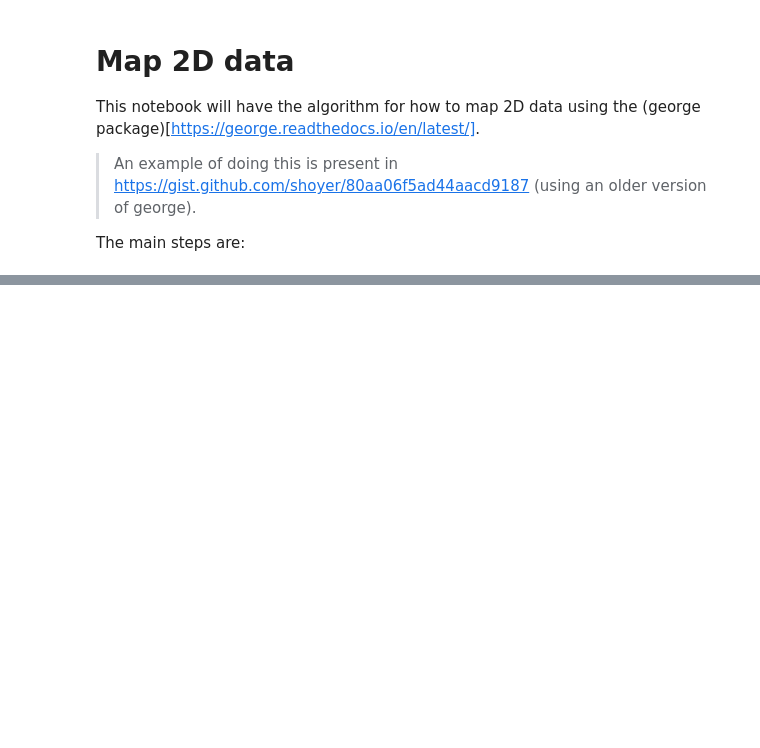
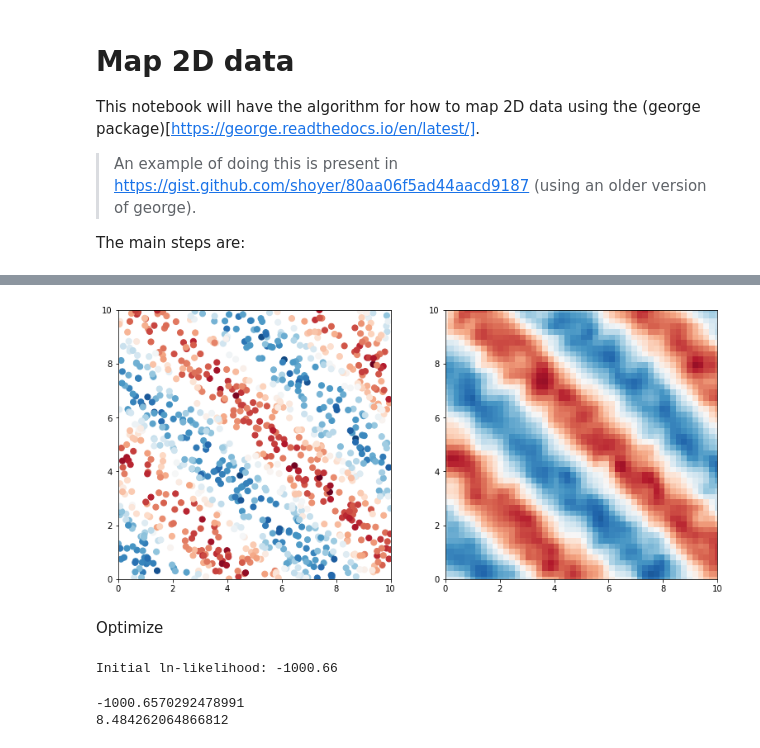
Before and after one commit to oceanhackweek/ohw20-proj-argo-mapping, a Jupyter notebook: notebook2-interpolate_2D_using_george-isabelle.ipynb, the cells around one changed output, grey strips where cells are left out. Cells and saved outputs as stored; diff of their text form; code cells hidden in the pictures; blank space fills up the shorter version.

```diff
--- a/notebook2-interpolate_2D_using_george-isabelle.ipynb
+++ b/notebook2-interpolate_2D_using_george-isabelle.ipynb
@@ -372,0 +71,31 @@ plt.show()
+# %%
+n_samples = 1000
+x, y = fake_2d_data(n_samples)
+
+test_pts = np.array(np.meshgrid(np.linspace(0, np.sqrt(n_samples / 10.), num=50),
+                                np.linspace(0, np.sqrt(n_samples / 10.), num=50))).reshape(2, -1).T
+
+%time mu, cov = gp.predict(y, test_pts)
+
+kernel = 0.5 * Matern32Kernel(metric=0.5, ndim=2)   #Metric is the length scale (defined in sci-kit learn) of the kernel.
+                                                    #If a float, an isotropic kernel is used.
+                                                    #If an array, an anisotropic kernel is used where
+                                                    #each dimension of l defines the length-scale of the
+                                                    #respective feature dimension.
+# Instead of constant kernal add variance of GP?
+
+kernel = np.var(y) * Matern32Kernel(metric=0.5, ndim=2)
+
+# This test data is isotropic, but the ocean is anisotropic
+
+#kernel = 0.5 * Matern32Kernel(metric=[[5,4],[1,5]], ndim=2)  # Example using varying length scales, this is the generarl case
+#kernel = kernels.ExpSquaredKernel(metric=[13.0, 0.1],ndim=2)  # Variances in different directions (axis-aligned option)
+#(tested here to see how this changes/distorts the estimated field - the optimisation function fixes this! )
+# There is a third option, general case, which allows for arbitrary covariances between dimensions (e.g metric = [[12.0, 0.1],[0.1,13.0]])
+# Smaller length scales result in more complex functions
+
+print('Parameter vector',kernel.get_parameter_vector())
+gp = george.GP(kernel,white_noise=np.log(0.19**2), fit_white_noise=True)
+gp.compute(x)
+
+mu, cov = gp.predict(y, test_pts) # this is where George performs maximum likelihood estimation
@@ -372,0 +106,37 @@ plt.show()
+# %%
+f, axes = plt.subplots(1, 2, figsize=(13,6))
+
+style = dict(cmap='RdBu', vmin=-1.5, vmax=1.5)
+axes[0].scatter(x[:, 0], x[:, 1], c=y, s=50, **style)
+axes[1].scatter(test_pts[:, 0], test_pts[:, 1], c=mu, s=50, marker='s', edgecolor='none', **style)
+
+
+for ax in axes:
+    ax.set_xlim(0, np.sqrt(n_samples / 10))
+    ax.set_ylim(0, np.sqrt(n_samples / 10))
+# %% [output]
+[figure, added]
+# %% [markdown]
+Optimize
+# %%
+print("Initial ln-likelihood: {0:.2f}".format(gp.log_likelihood(y)))
+# %% [output]
+Initial ln-likelihood: -1000.66
+# %%
+
+# You need to compute the GP once before starting the optimization.
+gp.compute(x)
+
+# Print the initial ln-likelihood.
+print(gp.log_likelihood(y))
+
+# Run the optimization routine.
+p0 = gp.get_parameter_vector()
+results = op.minimize(nll, p0, jac=grad_nll, method="L-BFGS-B")
+
+# Update the kernel and print the final log-likelihood.
+gp.set_parameter_vector(results.x)
+print(gp.log_likelihood(y))
+# %% [output]
+-1000.6570292478991
+8.484262064866812
```
Also changed, not shown: parts of 65 cells of this notebook.
